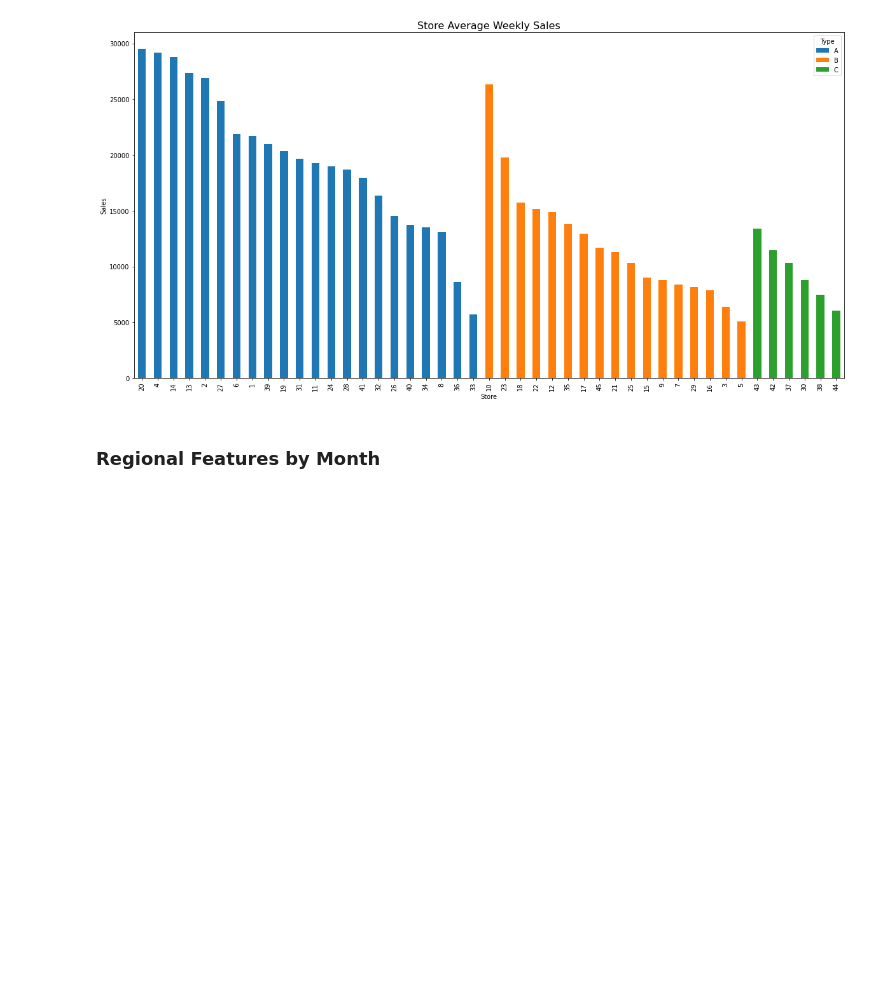
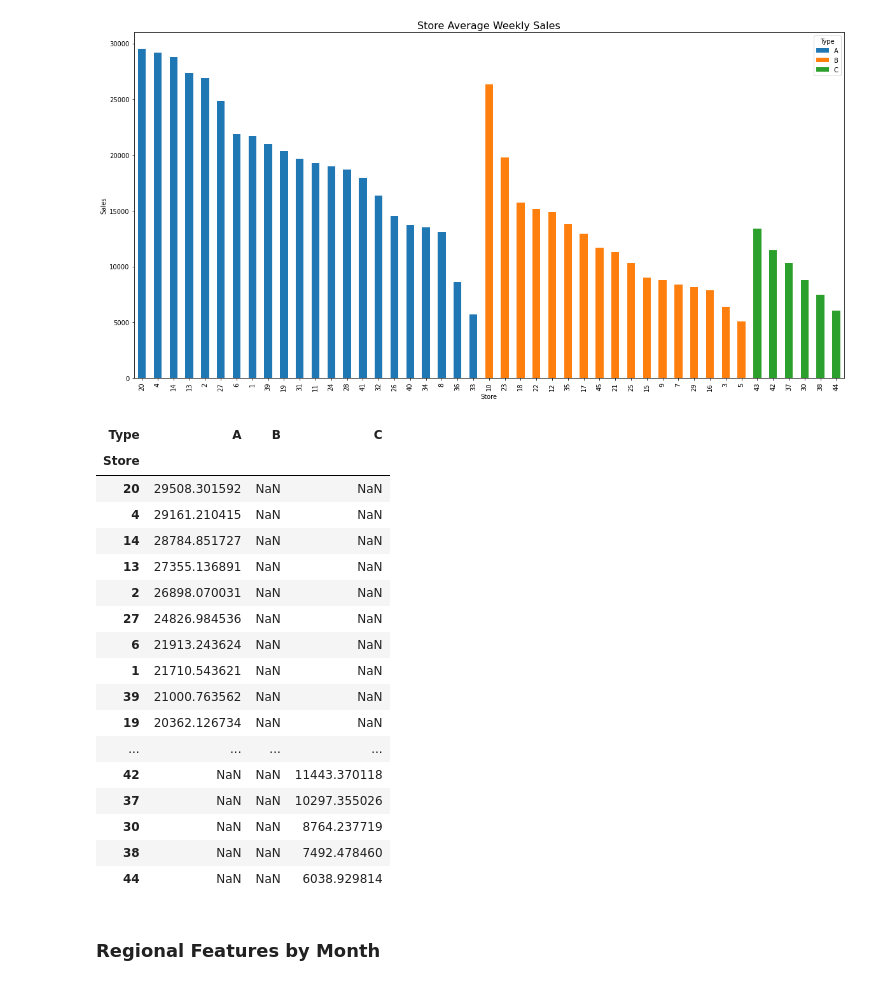
Before and after one commit to Crazylov3/spark, a Jupyter notebook: data_explorer.ipynb, the cells around one changed output. Saved outputs shown, nothing was run; the diff lists cells and outputs as text; code cells hidden in the pictures; blank space fills up the shorter version.

```diff
--- a/data_explorer.ipynb
+++ b/data_explorer.ipynb
@@ -555,6 +537,27 @@ plt.title("Store Average Weekly Sales", fontsize=16)
 plt.show()
 # %% [output]
 [figure]
+# %%
+dfp
+# %% [output]
+| Type | A | B | C |
+| Store |  |  |  |
+| 20 | 29508.301592 | NaN | NaN |
+| 4 | 29161.210415 | NaN | NaN |
+| 14 | 28784.851727 | NaN | NaN |
+| 13 | 27355.136891 | NaN | NaN |
+| 2 | 26898.070031 | NaN | NaN |
+| 27 | 24826.984536 | NaN | NaN |
+| 6 | 21913.243624 | NaN | NaN |
+| 1 | 21710.543621 | NaN | NaN |
+| 39 | 21000.763562 | NaN | NaN |
+| 19 | 20362.126734 | NaN | NaN |
+| ... | ... | ... | ... |
+| 42 | NaN | NaN | 11443.370118 |
+| 37 | NaN | NaN | 10297.355026 |
+| 30 | NaN | NaN | 8764.237719 |
+| 38 | NaN | NaN | 7492.478460 |
+| 44 | NaN | NaN | 6038.929814 |
 # %% [markdown]
 ### Regional Features by Month
 # %%
```
Also changed, not shown: parts of 31 cells of this notebook.
